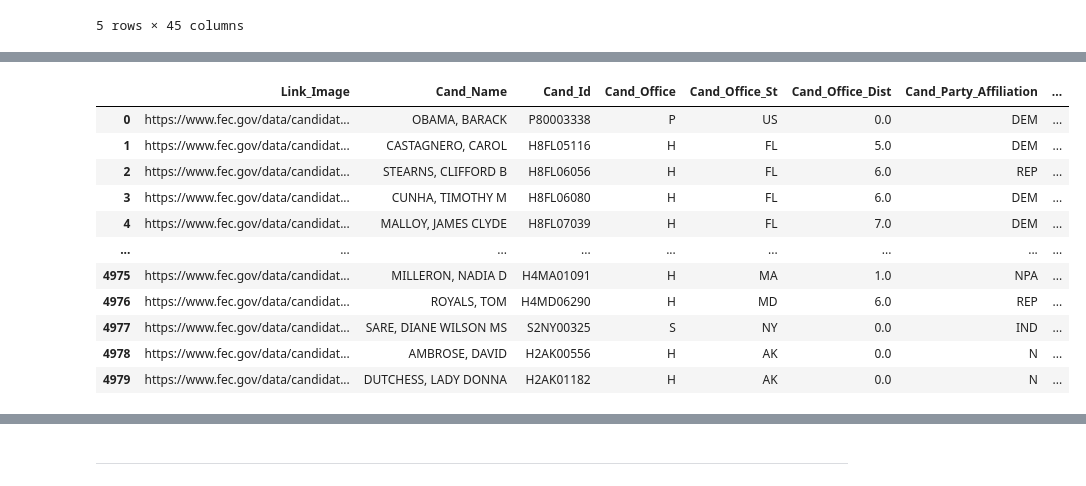
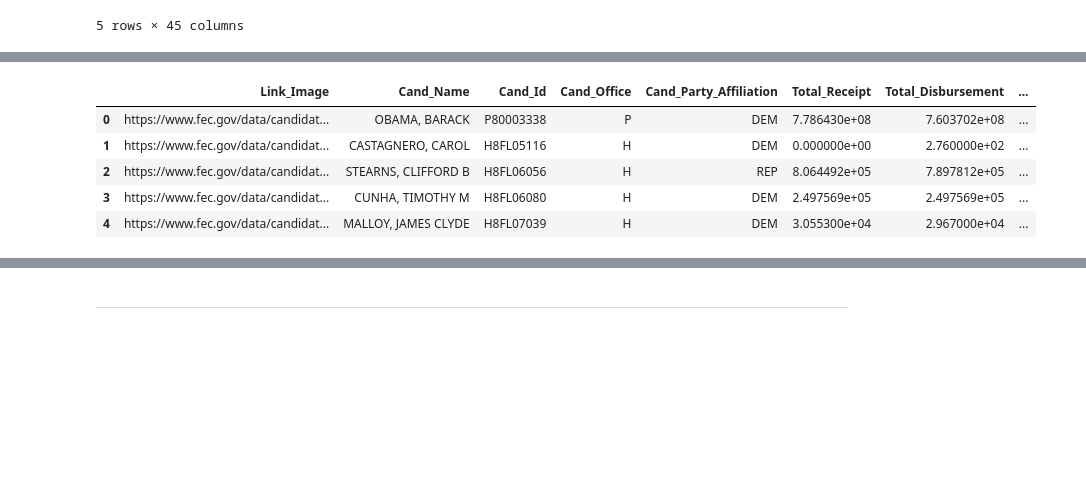
Before and after one commit to okalis05/Project4, a Jupyter notebook: Project4.ipynb, the cells around one changed output, grey strips where cells are left out. Cells and saved outputs as stored; diff of their text form; code cells hidden in the pictures; blank space fills up the shorter version.

```diff
--- a/Project4.ipynb
+++ b/Project4.ipynb
@@ -135,41 +147,55 @@ polling_df
 # %%
-# Defining the path to the csv file
-file1 = Path('Resources/file1.csv')
-file2 = Path('Resources/file2.csv')
-file3 = Path('Resources/file3.csv')
-file4 = Path('Resources/file4.csv')
-file5 = Path('Resources/file5.csv')
-file6 = Path('Resources/file6.csv')
-file7 = Path('Resources/file7.csv')
-file8 = Path('Resources/file8.csv')
-file9 = Path('Resources/file9.csv')
+# Importing dependencies
+from pathlib import Path
+import numpy as np
+import pandas as pd
 
-# Reading the csv file into a pandas dataframe
-df1 =pd.read_csv(file1)
-df2 =pd.read_csv(file2)
-df3 =pd.read_csv(file3)
-df4 =pd.read_csv(file4)
-df5 =pd.read_csv(file5)
-df6 =pd.read_csv(file6)
-df7 =pd.read_csv(file7)
-df8 =pd.read_csv(file8)
-df9 =pd.read_csv(file9)
+# Reading the csv files into a pandas dataframe
+df1 =pd.read_csv(Path('Resources/file1.csv'))
+df2 =pd.read_csv(Path('Resources/file2.csv'))
+df3 =pd.read_csv(Path('Resources/file3.csv'))
+df4 =pd.read_csv(Path('Resources/file4.csv'))
+df5 =pd.read_csv(Path('Resources/file5.csv'))
+df6 =pd.read_csv(Path('Resources/file6.csv'))
+df7 =pd.read_csv(Path('Resources/file7.csv'))
+df8 =pd.read_csv(Path('Resources/file8.csv'))
+df9 =pd.read_csv(Path('Resources/file9.csv'))
+
+#dRoping unwanted columns
+df1 = df1.drop(columns = ['Cand_Office_St','Cand_Office_Dist','Cand_Incumbent_Challenger_Open_Seat',
+'Coverage_End_Date','Cand_Street_1','Cand_Street_2','Cand_City','Cand_Zip','Coverage_Start_Date'])
+df2 = df2.drop(columns = ['Cand_Office_St','Cand_Office_Dist','Cand_Incumbent_Challenger_Open_Seat',
+'Coverage_End_Date','Cand_Street_1','Cand_Street_2','Cand_City','Cand_Zip','Coverage_Start_Date'])
+df3 = df3.drop(columns = ['Cand_Office_St','Cand_Office_Dist','Cand_Incumbent_Challenger_Open_Seat',
+'Coverage_End_Date','Cand_Street_1','Cand_Street_2','Cand_City','Cand_Zip','Coverage_Start_Date'])
+df4 = df4.drop(columns = ['Cand_Office_St','Cand_Office_Dist','Cand_Incumbent_Challenger_Open_Seat',
+'Coverage_End_Date','Cand_Street_1','Cand_Street_2','Cand_City','Cand_Zip','Coverage_Start_Date'])
+df5 = df5.drop(columns = ['Cand_Office_St','Cand_Office_Dist','Cand_Incumbent_Challenger_Open_Seat',
+'Coverage_End_Date','Cand_Street_1','Cand_Street_2','Cand_City','Cand_Zip','Coverage_Start_Date'])
+df6 = df6.drop(columns = ['Cand_Office_St','Cand_Office_Dist','Cand_Incumbent_Challenger_Open_Seat',
+'Coverage_End_Date','Cand_Street_1','Cand_Street_2','Cand_City','Cand_Zip','Coverage_Start_Date'])
+df7 = df7.drop(columns = ['Cand_Office_St','Cand_Office_Dist','Cand_Incumbent_Challenger_Open_Seat',
+'Coverage_End_Date','Cand_Street_1','Cand_Street_2','Cand_City','Cand_Zip','Coverage_Start_Date'])
+df8 = df8.drop(columns = ['Cand_Office_St','Cand_Office_Dist','Cand_Incumbent_Challenger_Open_Seat',
+'Coverage_End_Date','Cand_Street_1','Cand_Street_2','Cand_City','Cand_Zip','Coverage_Start_Date'])
+df9 = df9.drop(columns = ['Cand_Office_St','Cand_Office_Dist','Cand_Incumbent_Challenger_Open_Seat',
+'Coverage_End_Date','Cand_Street_1','Cand_Street_2','Cand_City','Cand_Zip','Coverage_Start_Date'])
+
+# Storing the dataframes into a list
+df = [df1,df2,df3,df4,df5,df6,df7,df8,df9]
 
 #concatenating the dataframes into a single dataframe
-finances_data = pd.concat([df1,df2,df3,df4,df5,df6,df7,df8,df9],axis = 0)
+finances_data = pd.concat(df,ignore_index=False)
+
+#extracting the year from link column using regular expression
+finances_data['Cycle'] = finances_data['Link_Image'].str.extract(r'cycle=(\d{4})')[0]
 
 # Displaying the dataframe
-finances_data
+finances_data.head()
 # %% [output]
-|  | Link_Image | Cand_Name | Cand_Id | Cand_Office | Cand_Office_St | Cand_Office_Dist | Cand_Party_Affiliation | ... |
-| 0 | https://www.fec.gov/data/candidat... | OBAMA, BARACK | P80003338 | P | US | 0.0 | DEM | ... |
-| 1 | https://www.fec.gov/data/candidat... | CASTAGNERO, CAROL | H8FL05116 | H | FL | 5.0 | DEM | ... |
-| 2 | https://www.fec.gov/data/candidat... | STEARNS, CLIFFORD B | H8FL06056 | H | FL | 6.0 | REP | ... |
-| 3 | https://www.fec.gov/data/candidat... | CUNHA, TIMOTHY M | H8FL06080 | H | FL | 6.0 | DEM | ... |
-| 4 | https://www.fec.gov/data/candidat... | MALLOY, JAMES CLYDE | H8FL07039 | H | FL | 7.0 | DEM | ... |
-| ... | ... | ... | ... | ... | ... | ... | ... | ... |
-| 4975 | https://www.fec.gov/data/candidat... | MILLERON, NADIA D | H4MA01091 | H | MA | 1.0 | NPA | ... |
-| 4976 | https://www.fec.gov/data/candidat... | ROYALS, TOM | H4MD06290 | H | MD | 6.0 | REP | ... |
-| 4977 | https://www.fec.gov/data/candidat... | SARE, DIANE WILSON MS | S2NY00325 | S | NY | 0.0 | IND | ... |
-| 4978 | https://www.fec.gov/data/candidat... | AMBROSE, DAVID | H2AK00556 | H | AK | 0.0 | N | ... |
-| 4979 | https://www.fec.gov/data/candidat... | DUTCHESS, LADY DONNA | H2AK01182 | H | AK | 0.0 | N | ... |
+|  | Link_Image | Cand_Name | Cand_Id | Cand_Office | Cand_Party_Affiliation | Total_Receipt | Total_Disbursement | ... |
+| 0 | https://www.fec.gov/data/candidat... | OBAMA, BARACK | P80003338 | P | DEM | 7.786430e+08 | 7.603702e+08 | ... |
+| 1 | https://www.fec.gov/data/candidat... | CASTAGNERO, CAROL | H8FL05116 | H | DEM | 0.000000e+00 | 2.760000e+02 | ... |
+| 2 | https://www.fec.gov/data/candidat... | STEARNS, CLIFFORD B | H8FL06056 | H | REP | 8.064492e+05 | 7.897812e+05 | ... |
+| 3 | https://www.fec.gov/data/candidat... | CUNHA, TIMOTHY M | H8FL06080 | H | DEM | 2.497569e+05 | 2.497569e+05 | ... |
+| 4 | https://www.fec.gov/data/candidat... | MALLOY, JAMES CLYDE | H8FL07039 | H | DEM | 3.055300e+04 | 2.967000e+04 | ... |
```
Also changed, not shown: parts of 72 cells of this notebook, 17 other files.
